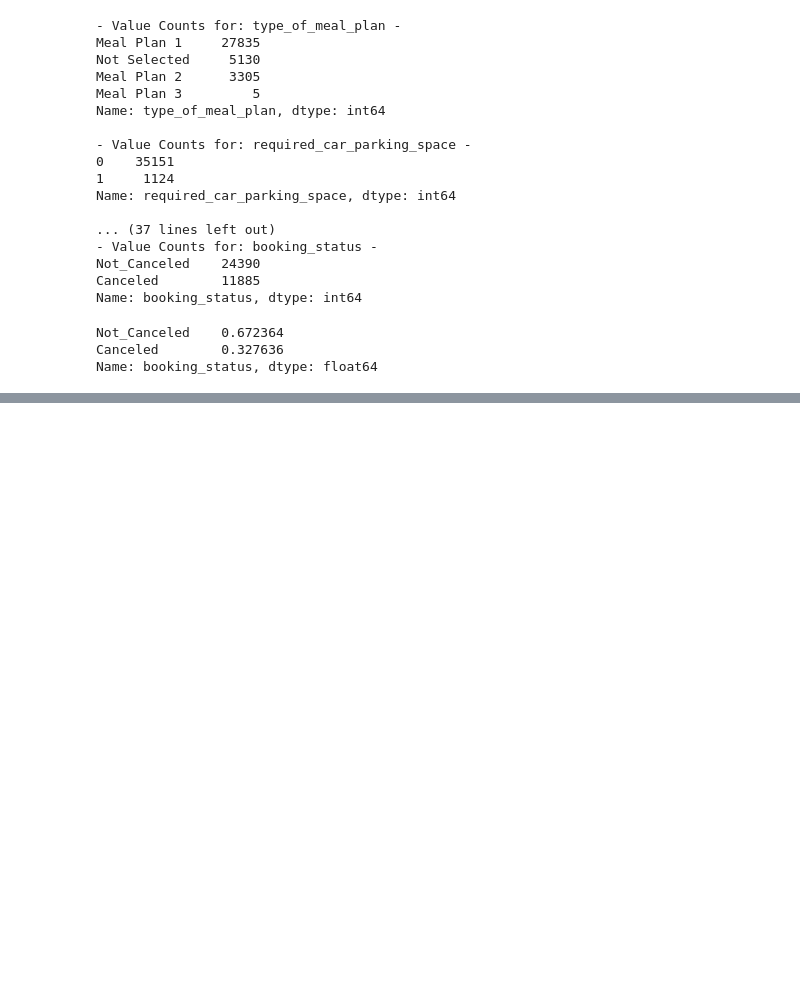
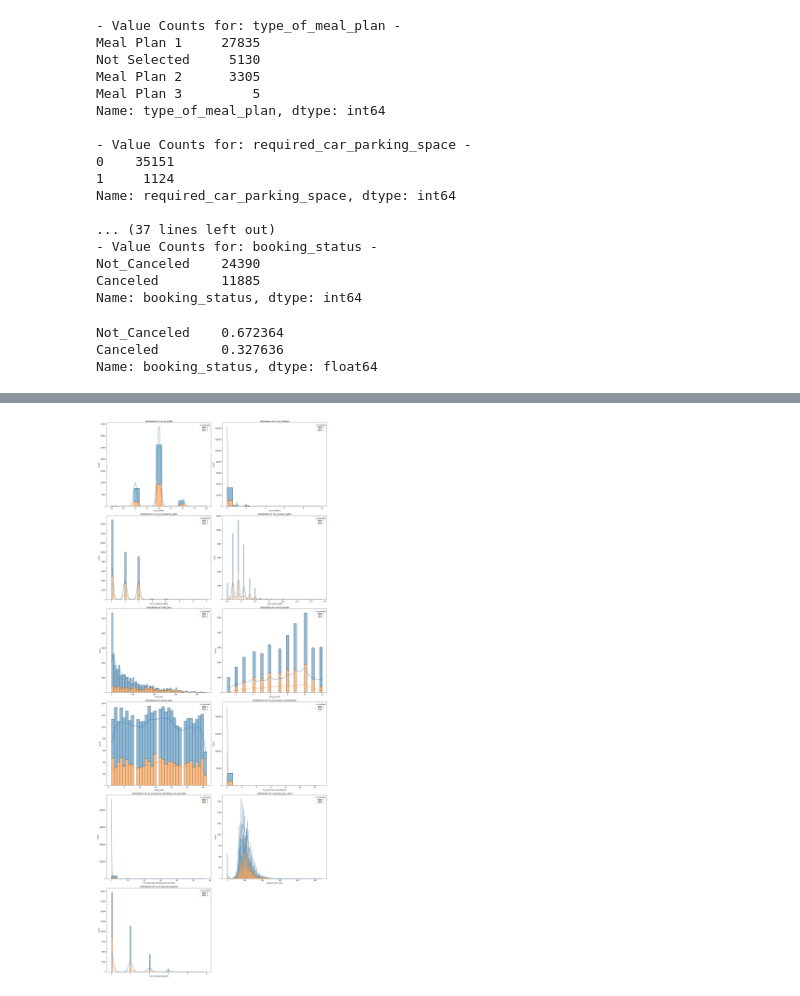
Before and after one commit to morgannash1/hotel_reservations, a Jupyter notebook: notebook.ipynb, the cells around one changed output, grey strips where cells are left out. Cells and saved outputs as stored; diff of their text form; code cells hidden in the pictures; blank space fills up the shorter version.

```diff
--- a/notebook.ipynb
+++ b/notebook.ipynb
@@ -201,0 +221,3 @@ Name: booking_status, dtype: float64
+# %%
+#for type_of_meal_plan, "Meal Plan 3" only accounts for 5 entries, I combine those 5 with "Not Selected"
+data['type_of_meal_plan'] = data['type_of_meal_plan'].replace('Meal Plan 3', 'Not Selected')
@@ -201,0 +232,3 @@ Name: booking_status, dtype: float64
+# %%
+#for room_type_reserved, I combine "Room_Type 3" and "Room_Type 7" into "Other" as they are the least common room types
+data['room_type_reserved'] = data['room_type_reserved'].replace(('Room_Type 3', 'Room_Type 7'), 'Rare')
@@ -201,0 +246,39 @@ Name: booking_status, dtype: float64
+# %%
+#create list of integer columns to treat as categorical
+cols_to_obj = ['arrival_year', 'required_car_parking_space', 'repeated_guest']
+#loop through the columns and change the datatype to 'object'
+for col in cols_to_obj:
+    data[col] = data[col].astype('object')
+# %%
+#create a column where Canceled is encoded as 1 (positive class, representing high risk) and Not_Canceled is 0 from booking_status
+data['is_canceled'] = data['booking_status'].apply(lambda x: 1 if x == 'Canceled' else 0)
+# %%
+numeric_cols = data.select_dtypes(include=['number']).columns.tolist()
+
+# Exclude the temporary target variable itself from the feature list
+# And exclude any other columns that are now non-numeric or shouldn't be plotted (like Booking_ID)
+cols_to_plot = [col for col in numeric_cols if col not in ['is_canceled']]
+
+# Determine the grid size
+num_cols = 2
+num_plots = len(cols_to_plot)
+# Calculate the number of rows needed (ensures the last row is included)
+num_rows = (num_plots + num_cols - 1) // num_cols
+
+# Set up the figure size for a two-column layout
+plt.figure(figsize=(10 * num_cols, 8 * num_rows)) # Height increased to 6
+plt.subplots_adjust(hspace=0.7)
+
+for i, col in enumerate(cols_to_plot):
+    ax = plt.subplot(num_rows, num_cols, i + 1)
+
+    # Plot the histogram, splitting by the target variable ('is_canceled')
+    sns.histplot(data=data, x=col, hue='is_canceled', kde=True, ax=ax,
+                 multiple='stack', palette='tab10')
+
+    ax.set_title(f'Distribution of: {col}', fontsize=12)
+
+plt.tight_layout()
+plt.show();
+# %% [output]
+[figure, added]
```
Also changed, not shown: parts of 26 cells of this notebook.
